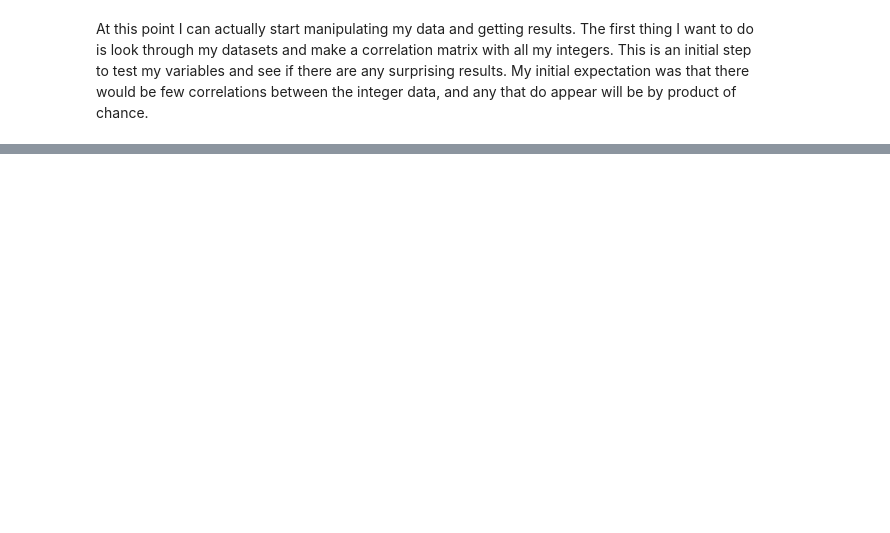
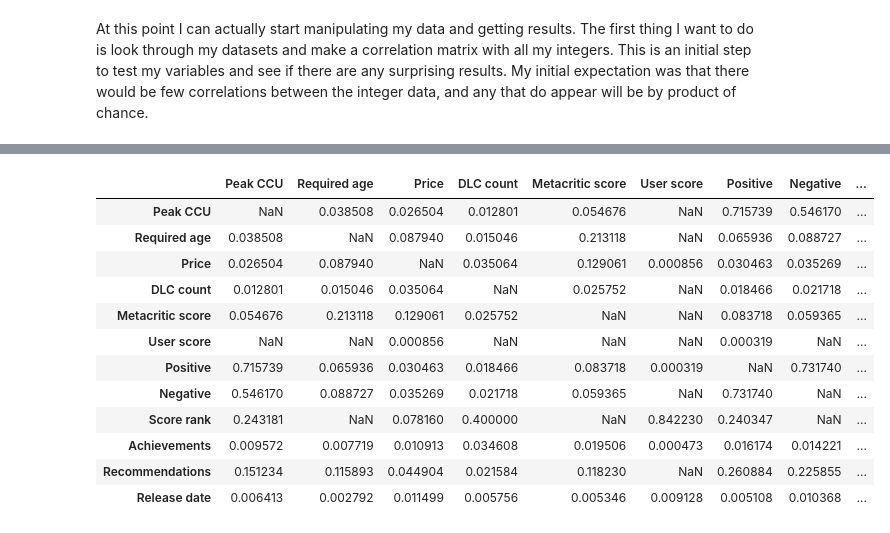
Before and after one commit to adamledet/itds-project-2025, a Jupyter notebook: Data_Science_Project.ipynb, the cells around one changed output, grey strips where cells are left out. Saved outputs shown, nothing was run; the diff lists cells and outputs as text; code cells hidden in the pictures; blank space fills up the shorter version.

```diff
--- a/Data_Science_Project.ipynb
+++ b/Data_Science_Project.ipynb
@@ -137,0 +174,19 @@ ValueError: could not convert string to float: 'Demo Middle-earth™: Shadow of
+# %%
+# Rerun correlation matrix without any threshold to see true data
+thresh = 0
+df_New_CorrMatrix = df_New[["Peak CCU", "Required age", "Price", "DLC count", "Metacritic score", "User score", "Positive", "Negative", "Score rank", "Achievements", "Recommendations", "Release date"]].corr()
+df_New_CorrMatrix[df_New_CorrMatrix[df_New_CorrMatrix>thresh] < 1]
+# %% [output]
+|  | Peak CCU | Required age | Price | DLC count | Metacritic score | User score | Positive | Negative | ... |
+| Peak CCU | NaN | 0.038508 | 0.026504 | 0.012801 | 0.054676 | NaN | 0.715739 | 0.546170 | ... |
+| Required age | 0.038508 | NaN | 0.087940 | 0.015046 | 0.213118 | NaN | 0.065936 | 0.088727 | ... |
+| Price | 0.026504 | 0.087940 | NaN | 0.035064 | 0.129061 | 0.000856 | 0.030463 | 0.035269 | ... |
+| DLC count | 0.012801 | 0.015046 | 0.035064 | NaN | 0.025752 | NaN | 0.018466 | 0.021718 | ... |
+| Metacritic score | 0.054676 | 0.213118 | 0.129061 | 0.025752 | NaN | NaN | 0.083718 | 0.059365 | ... |
+| User score | NaN | NaN | 0.000856 | NaN | NaN | NaN | 0.000319 | NaN | ... |
+| Positive | 0.715739 | 0.065936 | 0.030463 | 0.018466 | 0.083718 | 0.000319 | NaN | 0.731740 | ... |
+| Negative | 0.546170 | 0.088727 | 0.035269 | 0.021718 | 0.059365 | NaN | 0.731740 | NaN | ... |
+| Score rank | 0.243181 | NaN | 0.078160 | 0.400000 | NaN | 0.842230 | 0.240347 | NaN | ... |
+| Achievements | 0.009572 | 0.007719 | 0.010913 | 0.034608 | 0.019506 | 0.000473 | 0.016174 | 0.014221 | ... |
+| Recommendations | 0.151234 | 0.115893 | 0.044904 | 0.021584 | 0.118230 | NaN | 0.260884 | 0.225855 | ... |
+| Release date | 0.006413 | 0.002792 | 0.011499 | 0.005756 | 0.005346 | 0.009128 | 0.005108 | 0.010368 | ... |
```
Also changed, not shown: parts of 16 cells of this notebook, 1 other file.
